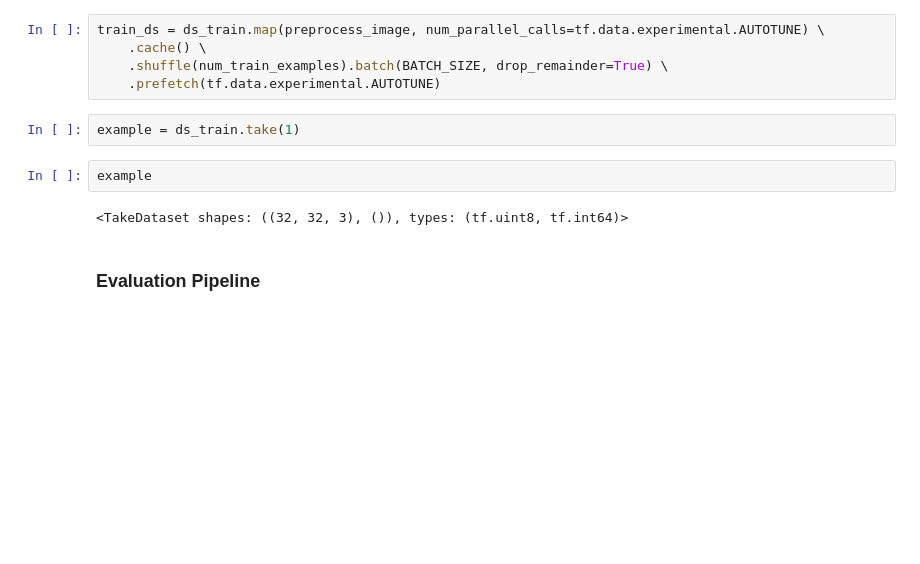
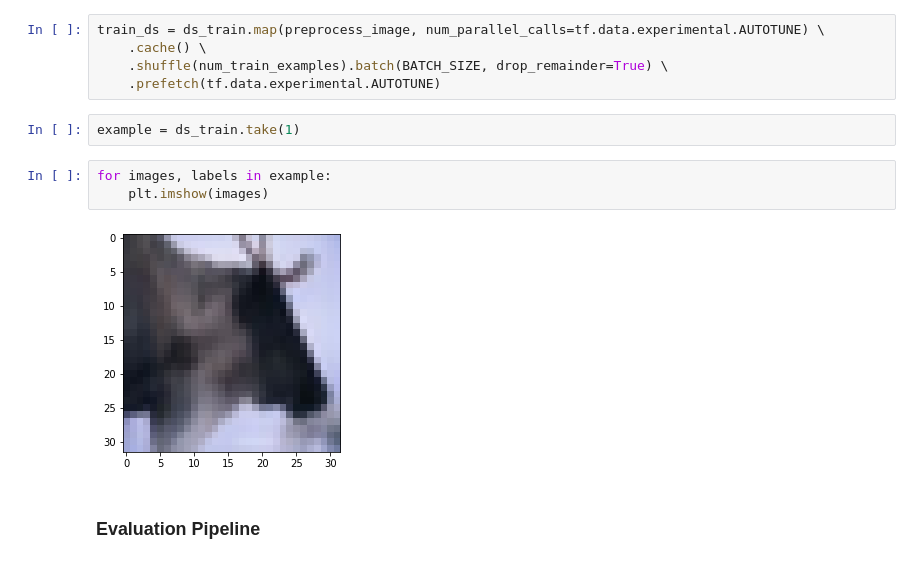
Before and after one commit to katnoria/cifar10-classifiers, a Jupyter notebook: notebooks/tfds-classification-test.ipynb, the cells around one changed output. Saved outputs shown, nothing was run; the diff lists cells and outputs as text; blank space fills up the shorter version.

```diff
--- a/notebooks/tfds-classification-test.ipynb
+++ b/notebooks/tfds-classification-test.ipynb
@@ -92,10 +93,11 @@ train_ds = ds_train.map(preprocess_image, num_parallel_calls=tf.data.experimenta
     .prefetch(tf.data.experimental.AUTOTUNE)
 # %%
 example = ds_train.take(1)
-# %%
-example
-# %% [output]
-<TakeDataset shapes: ((32, 32, 3), ()), types: (tf.uint8, tf.int64)>
+# %%
+for images, labels in example:
+    plt.imshow(images)
+# %% [output]
+[figure, added]
 # %% [markdown]
 ### Evaluation Pipeline
 # %%
```
Also changed, not shown: parts of 24 cells of this notebook.
